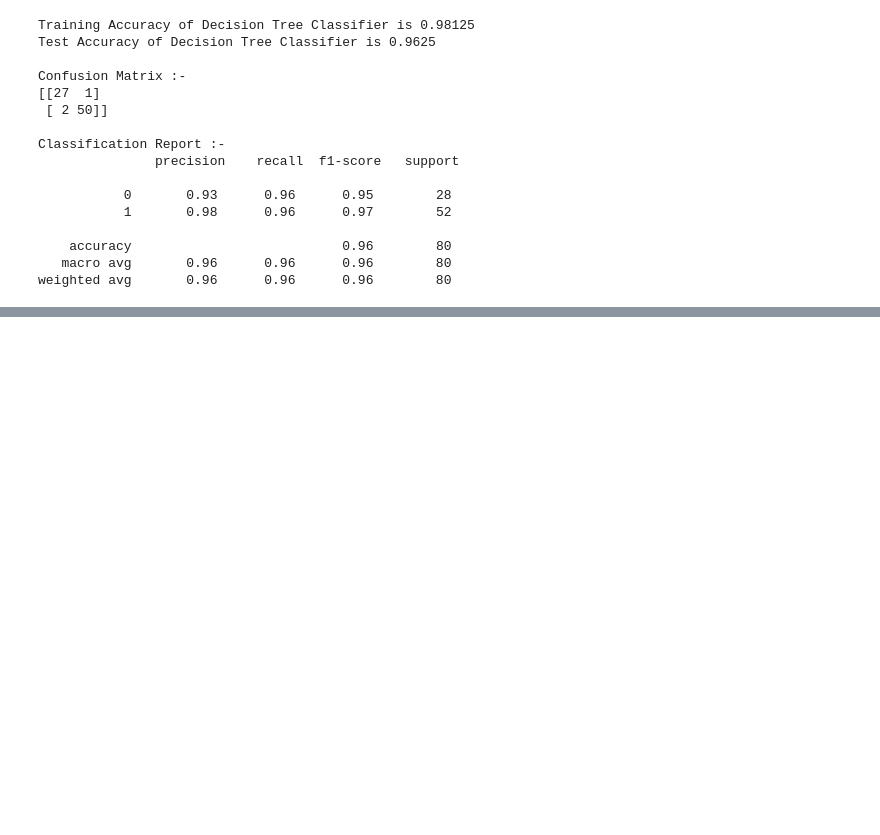
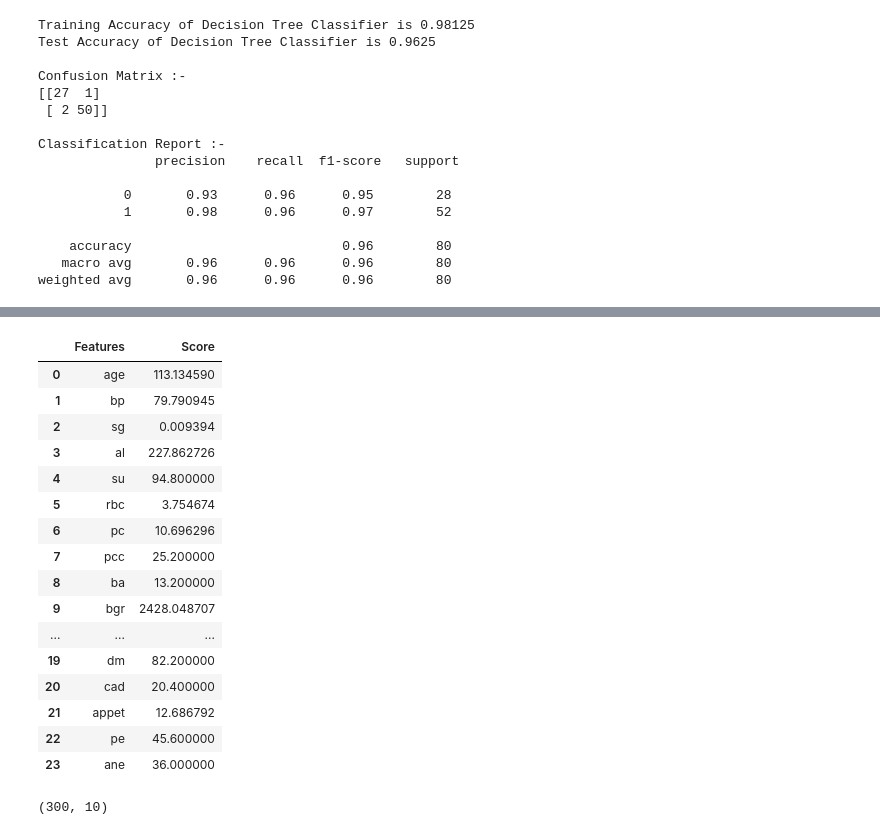
Before and after one commit to jampanipriyanka/CKD-prediction, a Jupyter notebook: CKD Project_deliverable_2.ipynb, the cells around one changed output, grey strips where cells are left out. Cells and saved outputs as stored; diff of their text form; code cells hidden in the pictures; blank space fills up the shorter version.

```diff
--- a/CKD Project_deliverable_2.ipynb
+++ b/CKD Project_deliverable_2.ipynb
@@ -320,0 +324,6 @@ weighted avg       0.96      0.96      0.96        80
+# %%
+ordered_rank_features=SelectKBest(score_func=chi2,k=20)
+ordered_feature=ordered_rank_features.fit(X,y)
+# %%
+datascores=pd.DataFrame(ordered_feature.scores_,columns=["Score"])
+datascores
@@ -320,0 +348,3 @@ weighted avg       0.96      0.96      0.96        80
+# %%
+dfcolumns=pd.DataFrame(X.columns)
+dfcolumns
@@ -320,0 +369,22 @@ weighted avg       0.96      0.96      0.96        80
+# %%
+features_rank=pd.concat([dfcolumns,datascores],axis=1)
+features_rank.columns=['Features','Score']
+features_rank
+# %% [output]
+|  | Features | Score |
+| 0 | age | 113.134590 |
+| 1 | bp | 79.790945 |
+| 2 | sg | 0.009394 |
+| 3 | al | 227.862726 |
+| 4 | su | 94.800000 |
+| 5 | rbc | 3.754674 |
+| 6 | pc | 10.696296 |
+| 7 | pcc | 25.200000 |
+| 8 | ba | 13.200000 |
+| 9 | bgr | 2428.048707 |
+| ... | ... | ... |
+| 19 | dm | 82.200000 |
+| 20 | cad | 20.400000 |
+| 21 | appet | 12.686792 |
+| 22 | pe | 45.600000 |
+| 23 | ane | 36.000000 |
@@ -320,0 +396,5 @@ weighted avg       0.96      0.96      0.96        80
+# %%
+X_train, X_test, y_train, y_test = train_test_split(X_new,y,train_size=0.75)
+X_train.shape
+# %% [output]
+(300, 10)
```
Also changed, not shown: parts of 21 cells of this notebook, 5 other files.
